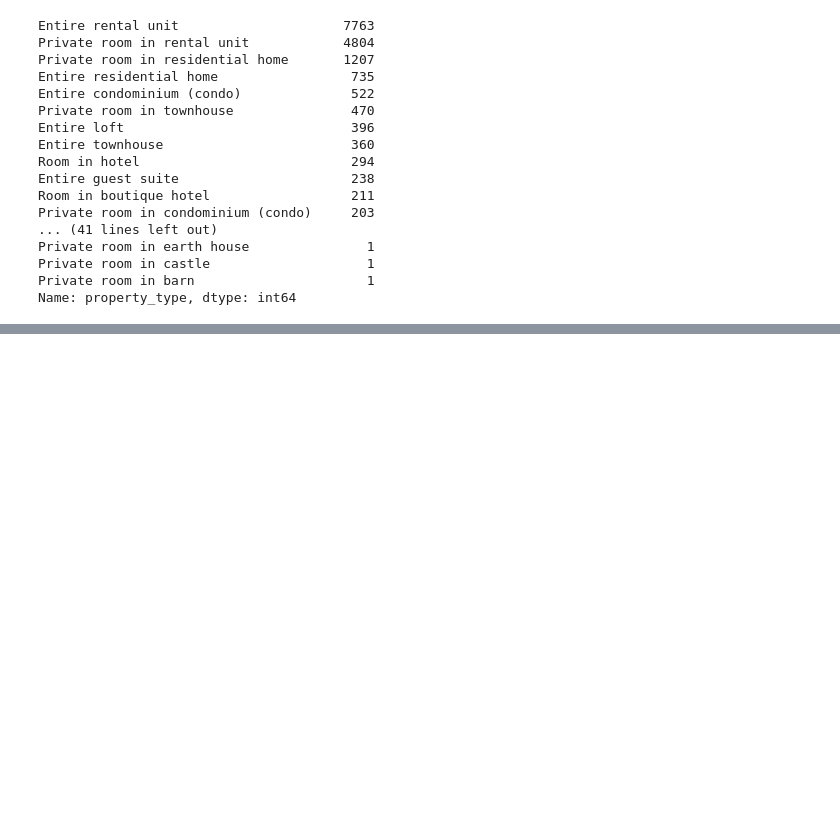
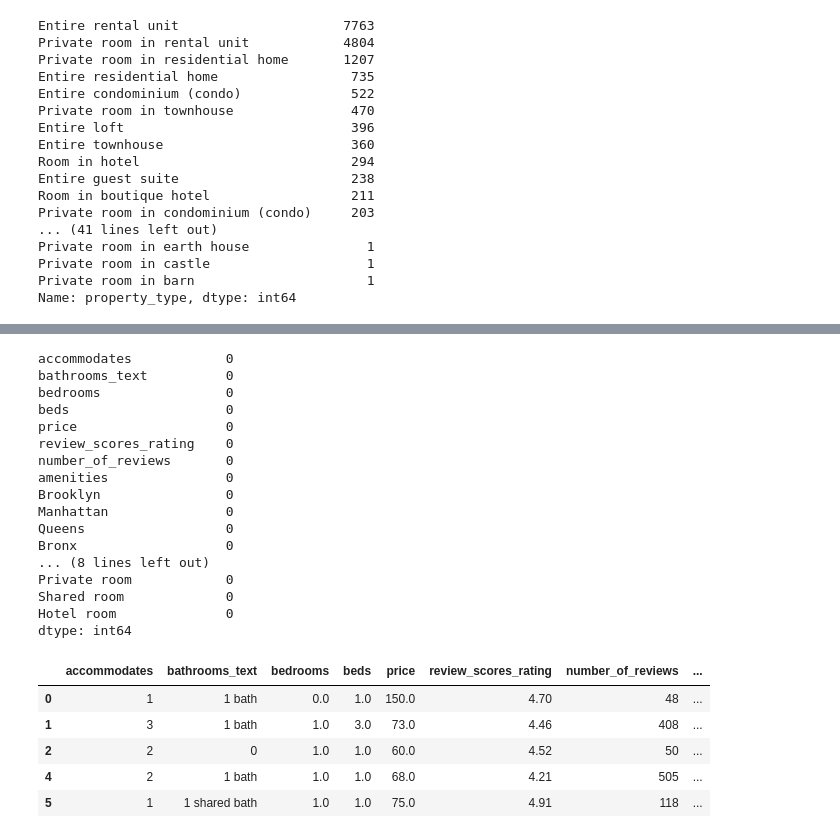
Before and after one commit to whitw/CAUBigdata, a Jupyter notebook: big-data-team-17-cau.ipynb, the cells around one changed output, grey strips where cells are left out. Saved outputs shown, nothing was run; the diff lists cells and outputs as text; code cells hidden in the pictures; blank space fills up the shorter version.

```diff
--- a/big-data-team-17-cau.ipynb
+++ b/big-data-team-17-cau.ipynb
@@ -776,0 +819,34 @@ Name: property_type, dtype: int64
+# %%
+tst1.loc[tst1['room_type'].str.contains('Entire home/apt'), 'Entire home/apt'] = 1
+tst1.loc[tst1['room_type'].str.contains('Private room'), 'Private room'] = 1
+tst1.loc[tst1['room_type'].str.contains('Shared room'), 'Shared room'] = 1
+tst1.loc[tst1['room_type'].str.contains('Hotel room'), 'Hotel room'] = 1
+tst1 = tst1.fillna(0)
+
+tst1.drop('room_type', axis = 1, inplace=True)
+tst1.isnull().sum()
+tst1.head(5)
+# %% [output]
+accommodates            0
+bathrooms_text          0
+bedrooms                0
+beds                    0
+price                   0
+review_scores_rating    0
+number_of_reviews       0
+amenities               0
+Brooklyn                0
+Manhattan               0
+Queens                  0
+Bronx                   0
+... (8 lines left out)
+Private room            0
+Shared room             0
+Hotel room              0
+dtype: int64
+|  | accommodates | bathrooms_text | bedrooms | beds | price | review_scores_rating | number_of_reviews | ... |
+| 0 | 1 | 1 bath | 0.0 | 1.0 | 150.0 | 4.70 | 48 | ... |
+| 1 | 3 | 1 bath | 1.0 | 3.0 | 73.0 | 4.46 | 408 | ... |
+| 2 | 2 | 0 | 1.0 | 1.0 | 60.0 | 4.52 | 50 | ... |
+| 4 | 2 | 1 bath | 1.0 | 1.0 | 68.0 | 4.21 | 505 | ... |
+| 5 | 1 | 1 shared bath | 1.0 | 1.0 | 75.0 | 4.91 | 118 | ... |
```
Also changed, not shown: parts of 1 cell of this notebook.
